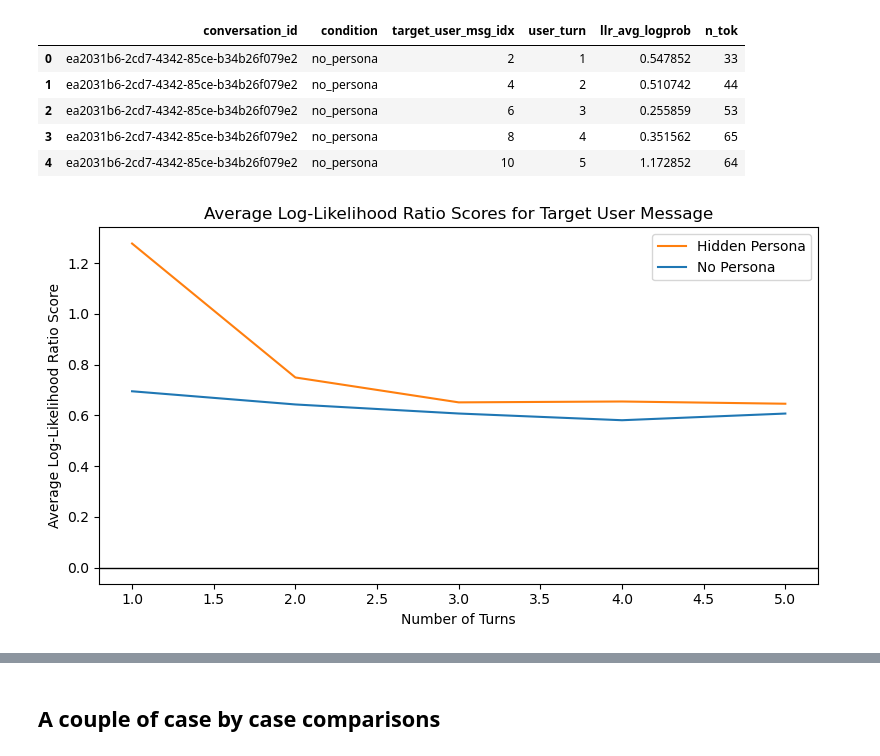
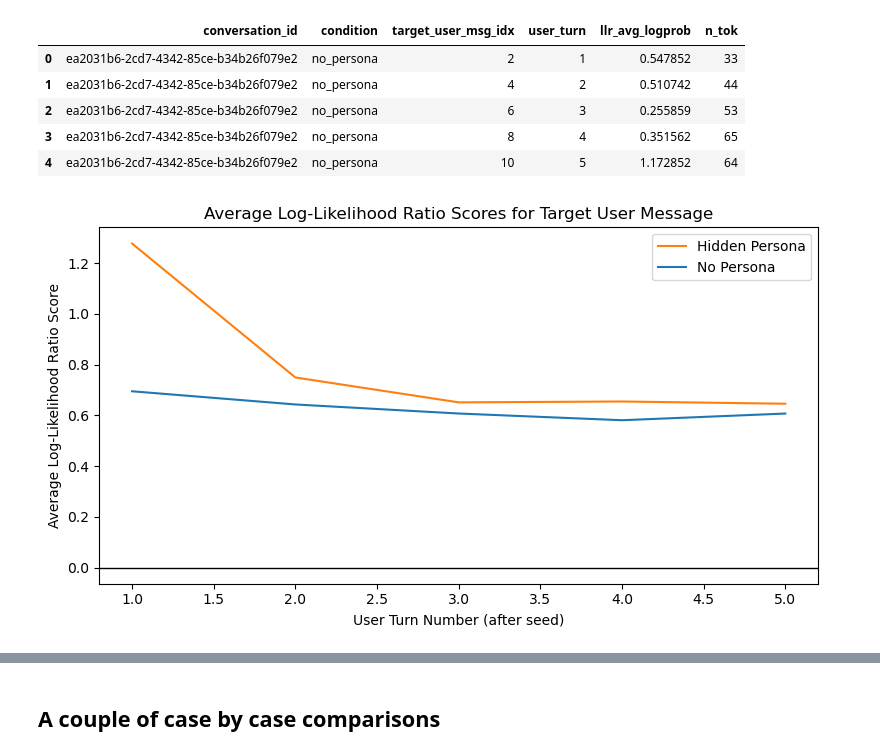
Before and after one commit to Allegra0077/llm-cross-eval, a Jupyter notebook: notebooks/lr_llm_vs_llm.ipynb, the cells around one changed output, grey strips where cells are left out. Cells and saved outputs as stored; diff of their text form; code cells hidden in the pictures.

```diff
--- a/notebooks/lr_llm_vs_llm.ipynb
+++ b/notebooks/lr_llm_vs_llm.ipynb
@@ -60,32 +60,32 @@ agg = (
       .reset_index()
       .sort_values(["condition","user_turn"])
 )
 
 label_map = {
     "no_persona": "No Persona",
     "hidden_persona": "Hidden Persona",
 }
 
 color_map = {
     "no_persona": "tab:blue",
     "hidden_persona": "tab:orange",
 }
 
 plt.figure(figsize=(8, 4.5))
 for cond, g in agg.groupby("condition"):
     plt.plot(
         g["user_turn"],
         g["llr_wmean"],
         label=label_map.get(cond, cond),
         color=color_map.get(cond, None)
     )
 
 plt.axhline(0.0, color="black", linewidth=1)
-plt.xlabel("Number of Turns")
+plt.xlabel("User Turn Number (after seed)")
 plt.ylabel("Average Log-Likelihood Ratio Score")
 plt.title("Average Log-Likelihood Ratio Scores for Target User Message")
 plt.legend()
 plt.tight_layout()
 plt.show()
 # %% [output]
-[figure, old version]
+[figure, new version]
```
Also changed, not shown: parts of 1 cell of this notebook, 2 other files.
